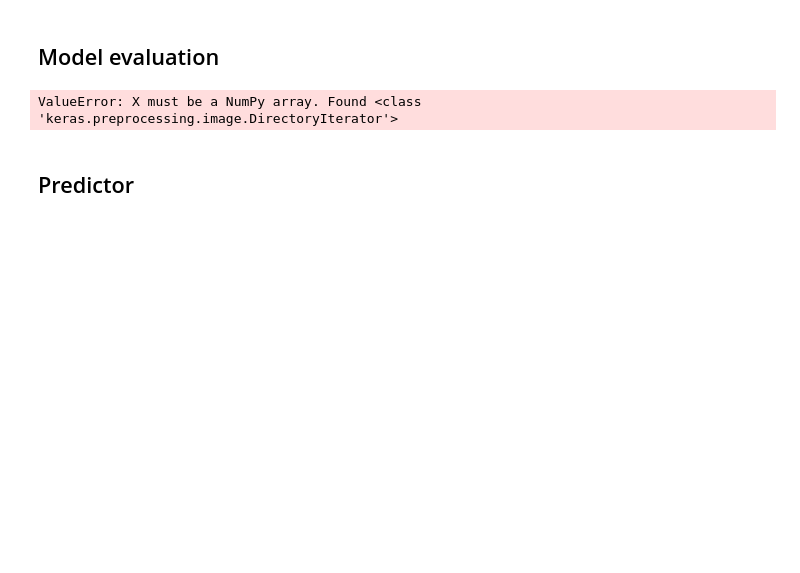
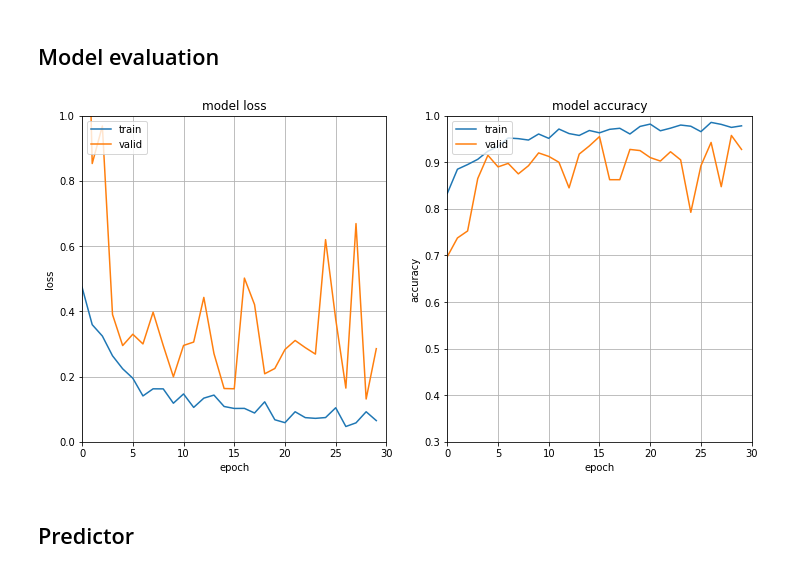
Before and after one commit to Timclewis/PublisherIdetification, a Jupyter notebook: PublisherIdentify.ipynb, the cells around one changed output. Drawn from its saved outputs; the diff is of its cells as text; code cells hidden in the pictures; blank space fills up the shorter version.

```diff
--- a/PublisherIdentify.ipynb
+++ b/PublisherIdentify.ipynb
@@ -39,9 +33,9 @@ Removing nontype files is: False
 ## Data processing
 # %%
 VAL_SPLIT = 0.25
-HEIGHT = 299 #common aspect 2:3
+HEIGHT = 300  #common aspect 2:3
 WIDTH = 200
-BATCH_SIZE = 32
+BATCH_SIZE = 16
 PATH_TRAIN = 'C:/Users/crims/Tensorflow/PublisherIdetification/realpublishers/training/'
 PATH_TEST = 'C:/Users/crims/Tensorflow/PublisherIdetification/realpublishers/testing/'
 
@@ -165,7 +172,8 @@ ValueError: Keras Visualizer: Layer not supported for visualizing
 ## Run model
 # %%
 #Train model
-history = xception.fit(train_data, validation_data=valid_data, epochs=EPOCHS,
-                       steps_per_epoch=NUM_TRAIN_BATCHES, validation_steps=NUM_VAL_BATCHES, batch_size=BATCH_SIZE)
+history = model.fit(train_data, validation_data=valid_data, callbacks=[tensorflow_callback],
+                       epochs=EPOCHS, steps_per_epoch=NUM_TRAIN_BATCHES, validation_steps=NUM_VAL_BATCHES,
+                       batch_size=BATCH_SIZE, verbose =1)
 
-xception.save('xception_publisherid')
+model.save(f'{NETWORK}_publisherid')
@@ -174,33 +201,29 @@ xception.save('xception_publisherid')
 # %%
 plt.figure(figsize=(12, 6))
 plt.subplot(121)
 plt.plot(history.history['loss'])
 plt.plot(history.history['val_loss'])
 plt.title('model loss')
 plt.ylabel('loss')
 plt.ylim([0, 1])
 plt.xlabel('epoch')
 plt.xlim([0, EPOCHS])
 plt.grid()
 plt.legend(['train', 'valid'], loc='upper left')
 
 plt.subplot(122)
 plt.plot(history.history['acc'])
 plt.plot(history.history['val_acc'])
 plt.title('model accuracy')
 plt.ylabel('accuracy')
-plt.ylim([0.8, 1])
+plt.ylim([0.3, 1])
 plt.xlabel('epoch')
 plt.xlim([0, EPOCHS])
 plt.legend(['train', 'valid'], loc='upper left')
 plt.grid()
 plt.show()
+# %% [output]
+[figure, added]
-# %%
-# Plot decision boundary
-plot_decision_regions(train_data, valid_data, clf=xception, legend=2)
-plt.show()
-# %% [output]
-ValueError: X must be a NumPy array. Found <class 'keras.preprocessing.image.DirectoryIterator'>
 # %% [markdown]
 ## Predictor
 # %%
```
Also changed, not shown: parts of 4 cells of this notebook, 5 other files.
